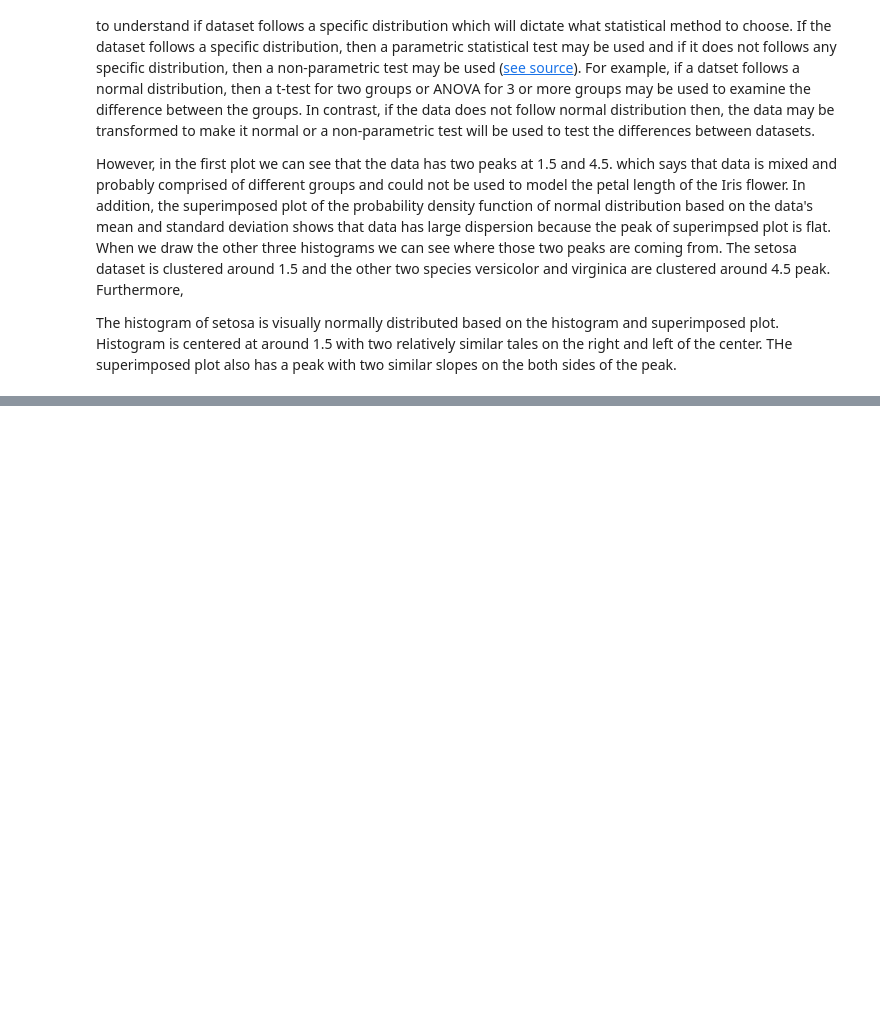
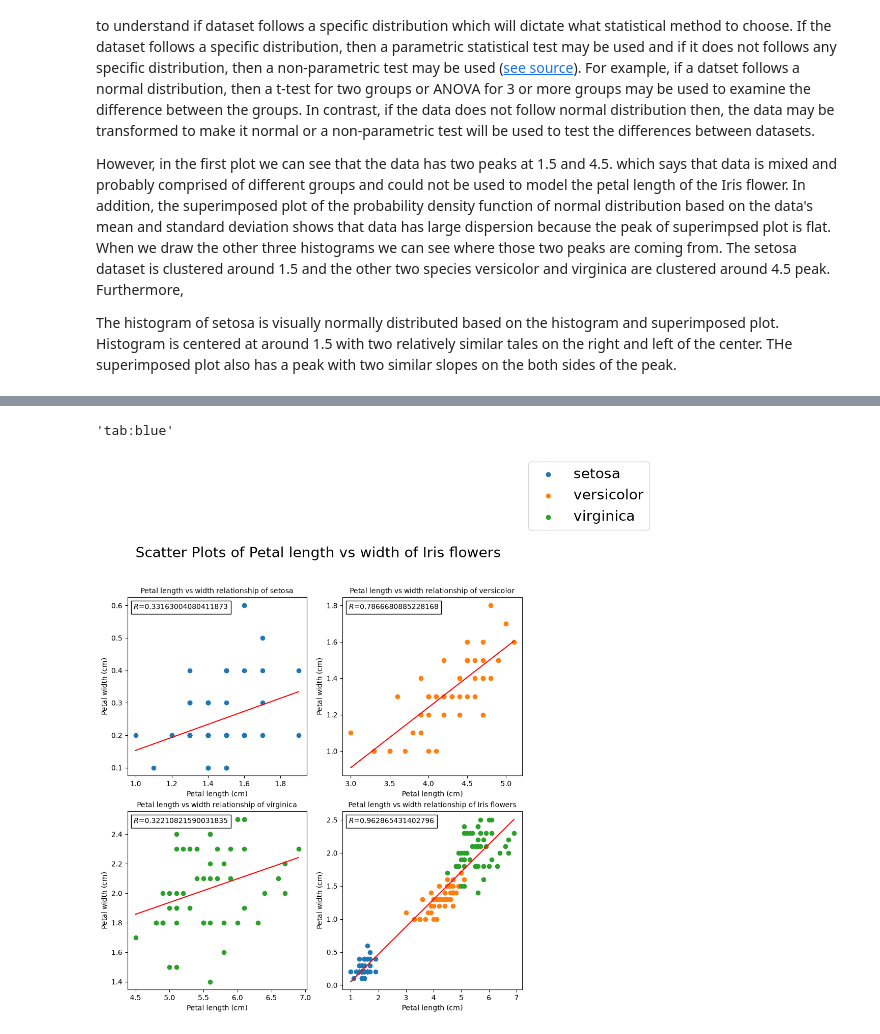
Before and after one commit to aldaszarnauskas/applied-statistics, a Jupyter notebook: problems.ipynb, the cells around one changed output, grey strips where cells are left out. Cells and saved outputs as stored; diff of their text form; code cells hidden in the pictures; blank space fills up the shorter version.

```diff
--- a/problems.ipynb
+++ b/problems.ipynb
@@ -181,0 +232,16 @@ The histogram of setosa is visually normally distributed based on the histogram
+# %%
+def find_r(df_x, df_y):
+
+    # Calculate x and y means
+    x_mean = sum(df_x) / len(df_x)
+    y_mean = sum(df_y) / len(df_y)
+
+    # Calculate the nominator
+    nominator = sum([(x - x_mean)*(y - y_mean) for x, y in zip(df_x, df_y)])
+    # Calculate the denominator
+    denominator = (sum([(x - x_mean)**2 for x in df_x]) * sum([(y - y_mean)**2 for y in df_y]))**0.5
+    # Calculate correlation coefficient
+    r = (nominator / denominator)
+
+    # Return correlation coefficient
+    return r
@@ -181,0 +269,5 @@ The histogram of setosa is visually normally distributed based on the histogram
+# %%
+colors = {'setosa': 'tab:blue', 'versicolor': 'tab:orange', 'virginica': 'tab:red'}
+colors["setosa"]
+# %% [output]
+'tab:blue'
@@ -181,0 +339,33 @@ The histogram of setosa is visually normally distributed based on the histogram
+# %%
+
+
+# Define a layout of subplots
+fig, axs = plt.subplots(2, 2, figsize=(10, 10))
+
+
+axs = axs.flat
+
+# We will use count to track the # of scatter plots and used axes
+count = 0
+
+# Define features names
+features = ["petal length (cm)", "petal width (cm)"]
+
+species = df["species"].unique().tolist() + [None]
+# Go through each axis in the previously defined layout
+# and plot a scatter plot of the feature pair.
+for specie in species:
+    plot_scatter(df, specie, axs[count], features[0], features[1])
+    # add one after using an axis
+    count += 1
+
+
+plt.legend(df["species"].unique(), bbox_to_anchor=(1.75, 3), ncol=1, prop={'size': 20})
+# Set the title of a figure
+fig.suptitle("Scatter Plots of Petal length vs width of Iris flowers", fontsize=20)
+# Save the plot
+plt.savefig(f"scatter_plots_of_feature_pairs.png", dpi=300, bbox_inches = 'tight')
+# Show the figure
+plt.show()
+# %% [output]
+[figure, added]
```
Also changed, not shown: parts of 10 cells of this notebook, 1 other file.
